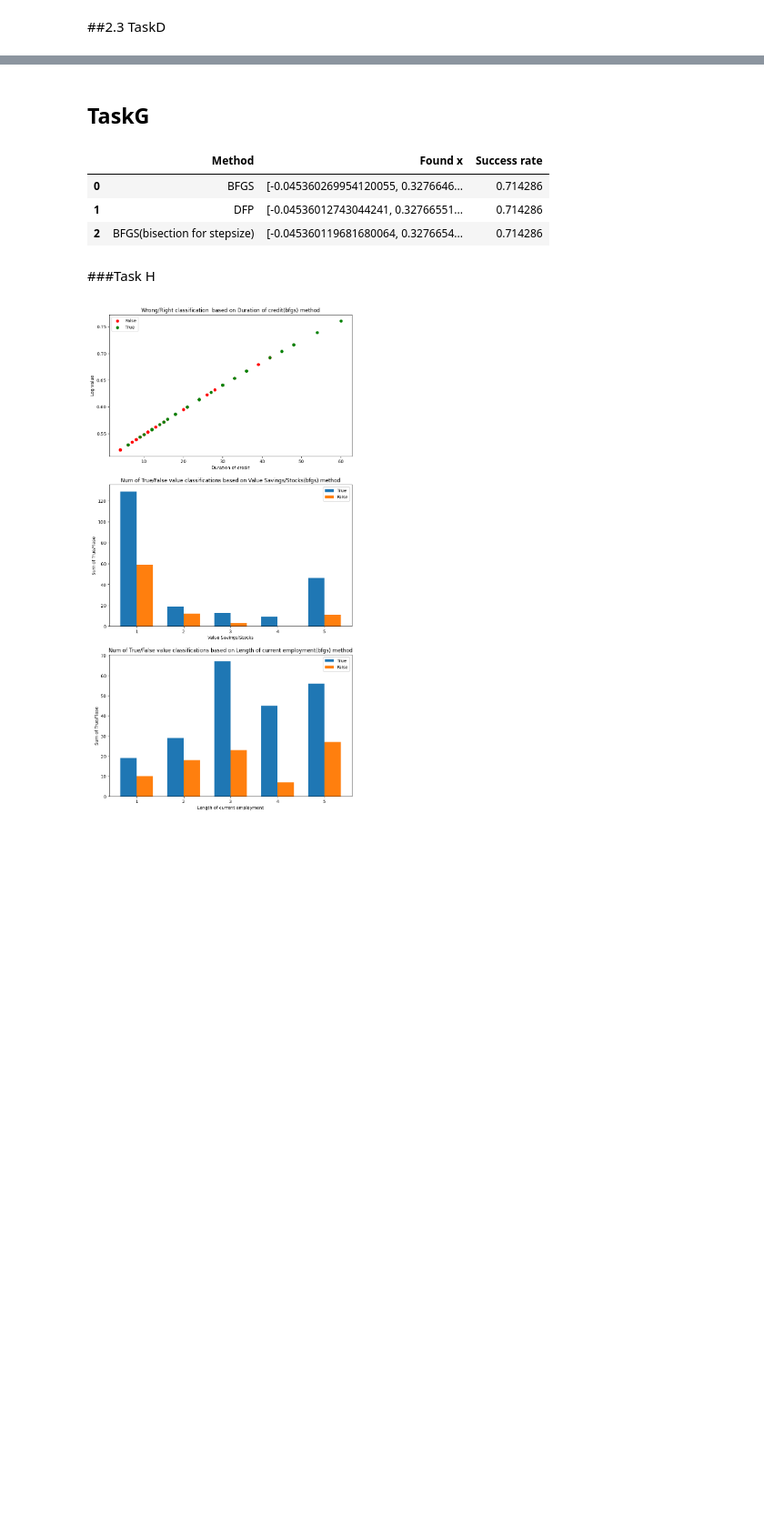
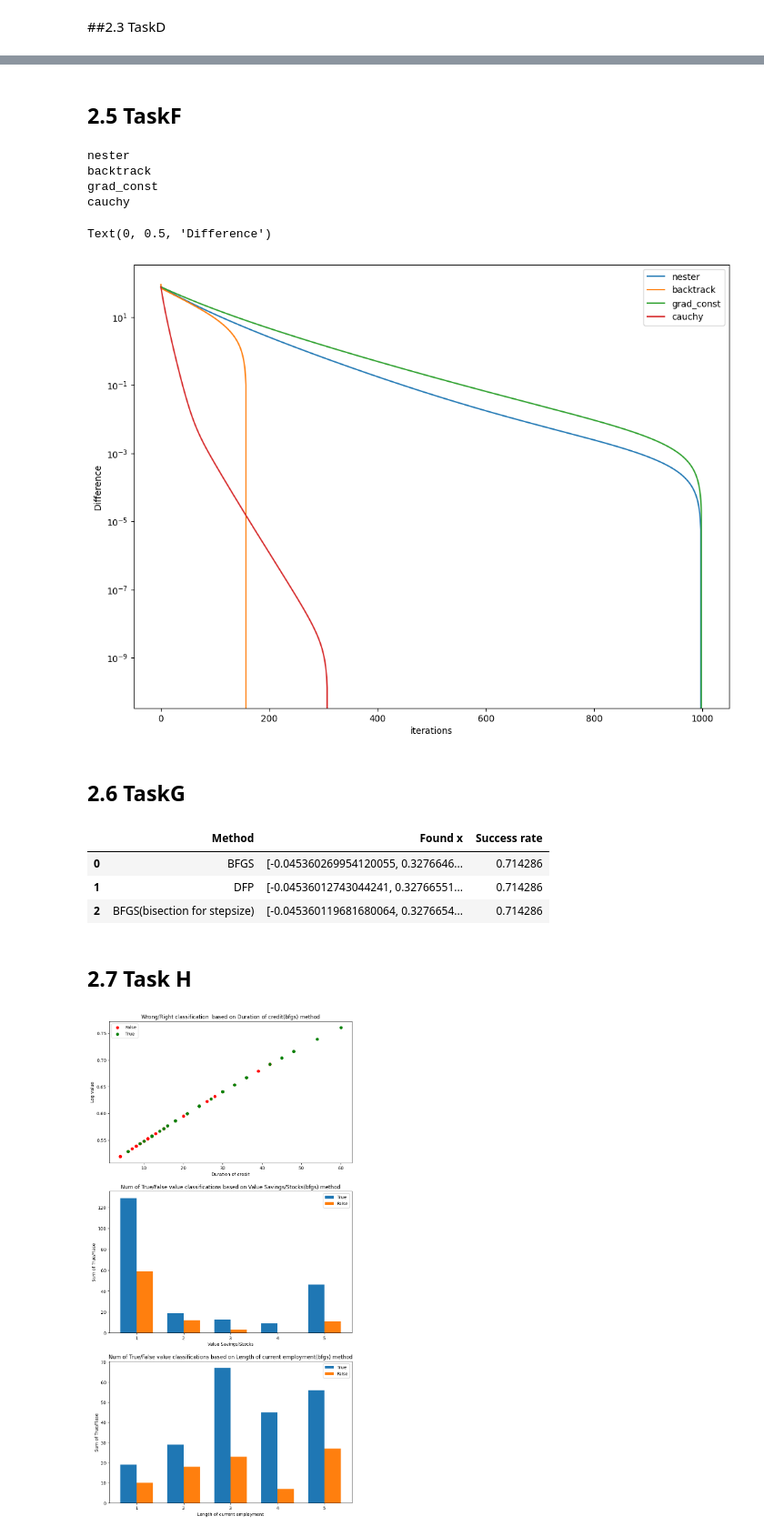
Before and after one commit to AdrianPauer/MVOdata2023, a Jupyter notebook: MVO_MMOLAT_LR.ipynb, the cells around one changed output, grey strips where cells are left out. Shown at 91% size. Drawn from its saved outputs; the diff is of its cells as text; code cells hidden in the pictures; blank space fills up the shorter version.

```diff
--- a/MVO_MMOLAT_LR.ipynb
+++ b/MVO_MMOLAT_LR.ipynb
@@ -451,0 +543,2 @@ dfp with backtracking: x:[-0.04536009  0.32766513  0.34624624]
+# %% [markdown]
+## 2.5 TaskF
@@ -452,5 +908,36 @@ dfp with backtracking: x:[-0.04536009  0.32766513  0.34624624]
+# %%
+methods = [nester, backtrack, grad_const, cauchy]
+
+
+zobraz = []
+for i in range(len(methods)):
+    print(methods[i].__name__)
+    iterations = []
+    fill = lambda x: iterations.append(J(x))
+    if (methods[i] == cauchy):
+        methods[i](fun = J, jac=dfJ, x0 = np.zeros(3), callback=fill, options = {'tol' : 1e-3, 'stepsize': 0.05})
+    else:
+        methods[i](fun = J, jac=dfJ, x0 = np.zeros(3), callback=fill, options = {'tol' : 1e-3})
+    zobraz.append((methods[i].__name__, [x - iterations[-1] for x in iterations]))
+
+plt.figure(figsize = (12, 9))
+for i in zobraz:
+    plt.plot(i[1], label = i[0])
+
+
+plt.legend()
+plt.yscale('log')
+plt.xlabel('iterations')
+plt.ylabel('Difference')
+# %% [output]
+nester
+backtrack
+grad_const
+cauchy
+Text(0, 0.5, 'Difference')
+[figure, added]
 # %% [markdown]
-## TaskG
+## 2.6 TaskG
 # %%
 bfgs_bis_iterations = []
 fill_bgfs_bis = lambda x: bfgs_bis_iterations.append(x)
@@ -495,7 +982,7 @@ compare_table
 | 1 | DFP | [-0.04536012743044241, 0.32766551... | 0.714286 |
 | 2 | BFGS(bisection for stepsize) | [-0.045360119681680064, 0.3276654... | 0.714286 |
 # %% [markdown]
-###Task H
+## 2.7 Task H
 # %%
 is_solv = lambda u,x: 1/(1 + np.exp(-x.T@[u])) > .5
 
```
Also changed, not shown: parts of 7 cells of this notebook.
